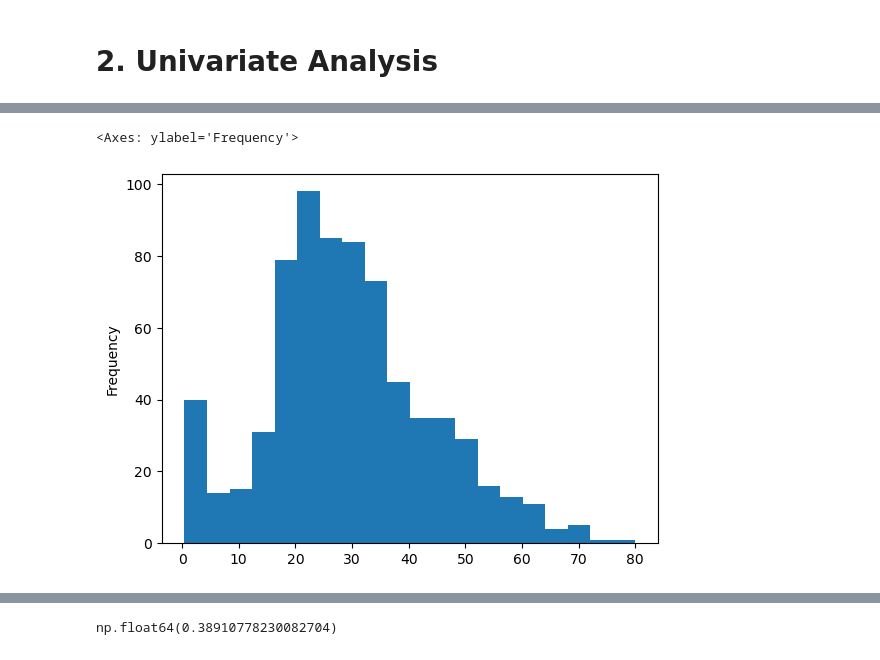
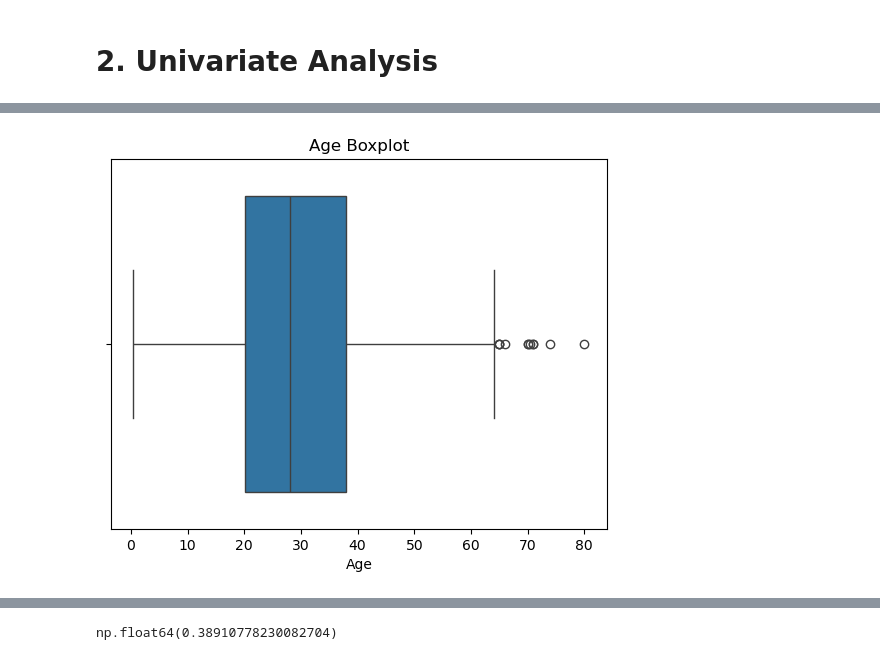
Before and after one commit to aya-alharazin/Titanic-Survival-Analysis, a Jupyter notebook: Titanic Survival Analysis 🧠📊.ipynb, the cells around one changed output, grey strips where cells are left out. Cells and saved outputs as stored; diff of their text form; code cells hidden in the pictures.

```diff
--- a/Titanic Survival Analysis 🧠📊.ipynb
+++ b/Titanic Survival Analysis 🧠📊.ipynb
@@ -83,5 +93,6 @@ dtype: object
 # %%
-df['Age'].plot(kind = 'hist',bins =20)
+sns.boxplot(x=df['Age'])
+plt.title('Age Boxplot')
+plt.show()
 # %% [output]
-<Axes: ylabel='Frequency'>
-[figure, old version]
+[figure, new version]
```
Also changed, not shown: parts of 17 cells of this notebook.
